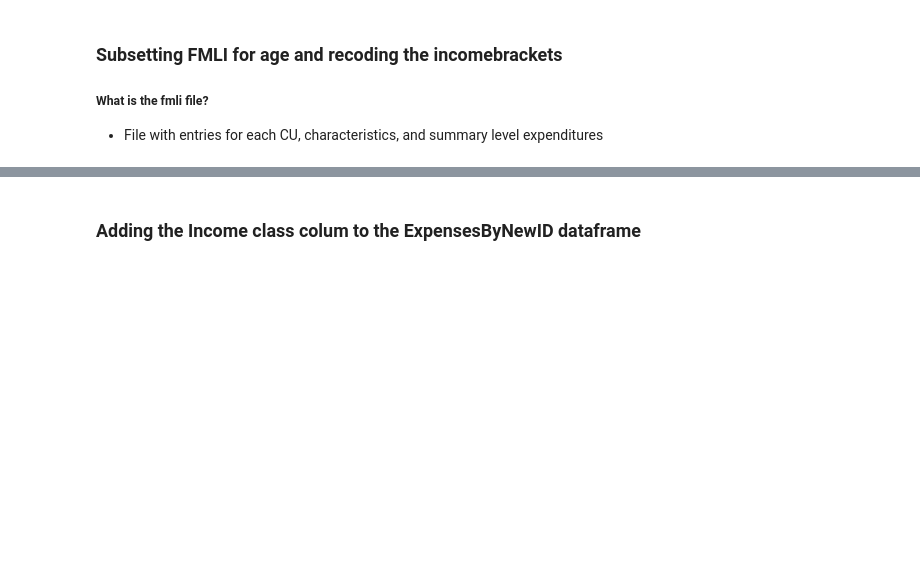
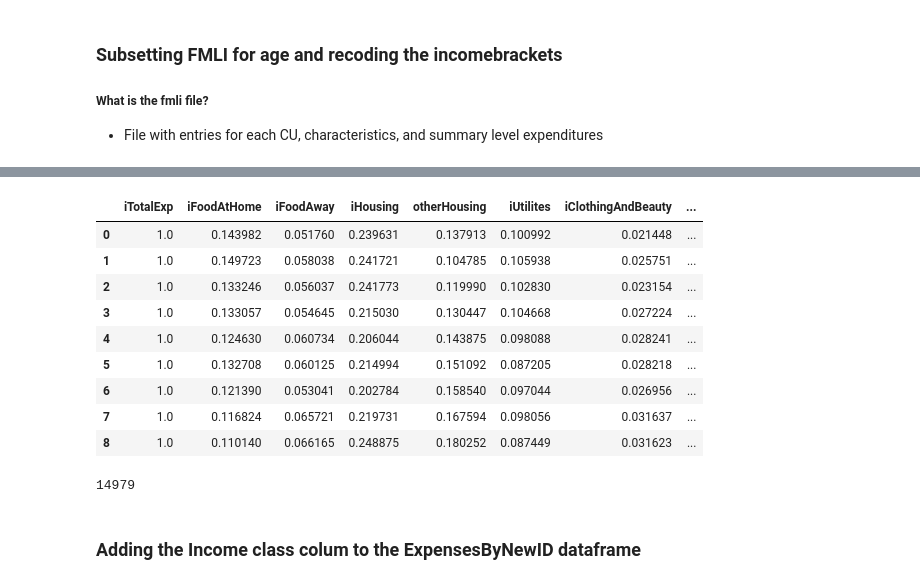
Before and after one commit to lunhuamao/BLS_Python_Analysis, a Jupyter notebook: plyntyPython.ipynb, the cells around one changed output, grey strips where cells are left out. Cells and saved outputs as stored; diff of their text form; code cells hidden in the pictures; blank space fills up the shorter version.

```diff
--- a/plyntyPython.ipynb
+++ b/plyntyPython.ipynb
@@ -221,0 +211,28 @@ The percent of retired CUs is: 0.478
+# %%
+fmliFamilyRecoded = binColumn(dataframe=fmliFamilyAge, toBinColumnName="FINCBTXM", binValues=familyIncomeBrackets, binnedColumnName="INCLASS", labels=range(1,len(familyIncomeBrackets)))
+inclassExpensesFamily = pd.merge(left=fmliFamilyRecoded[['NEWID','INCLASS','FINCBTXM']],right=iExpensesByNewID, on=['NEWID'])
+print(inclassExpensesFamily)
+inclassAveragesFamily = round(inclassExpensesFamily.ix[: ,inclassExpensesFamily.columns != 'NEWID'].groupby(['INCLASS'],as_index=False).mean(),2)
+percentagesFamily = inclassAveragesFamily.loc[:,rollupDict.keys()]
+for column in rollupDict.keys():
+    percentagesFamily[column] = inclassAveragesFamily[column]/inclassAveragesFamily.iTotalExp
+percentagesFamily['ExpInc'] = inclassAveragesFamily['iTotalExp']/inclassAveragesFamily['FINCBTXM']
+percentagesFamily.ExpInc.ix[percentagesFamily['ExpInc']>1] = 1
+outliersFamily = inclassExpensesFamily.copy()
+outerFenceFamily = []
+for column in outliersFamily.columns[4:len(outliersFamily.columns)-1]:
+    Q1 = outliersFamily[column].quantile(0.25)
+    Q3 = outliersFamily[column].quantile(0.75)
+    IQR = Q3 - Q1
+    outerFenceFamily.extend(outliersFamily[outliersFamily[column] < (Q1 - (3 * IQR))].index.tolist())
+    outerFenceFamily.extend(outliersFamily[outliersFamily[column] > (Q3 + (3 * IQR))].index.tolist())
+cleanFamily = outliersFamily.drop(outliersFamily.index[outerFenceFamily])
+inclassCleanAveragesFamily = round(cleanFamily.ix[: ,cleanFamily.columns != 'NEWID'].groupby(['INCLASS'],as_index=False).mean(),2)
+# creating new dataframe for the percentages that only includes the plynty categories
+cleanPercentagesFamily = inclassCleanAveragesFamily.loc[:,rollupDict.keys()]
+for column in rollupDict.keys():
+    cleanPercentagesFamily[column] = inclassCleanAveragesFamily[column]/inclassCleanAveragesFamily.iTotalExp
+cleanPercentagesFamily['ExpInc'] = inclassCleanAveragesFamily['iTotalExp']/inclassCleanAveragesFamily['FINCBTXM']
+# truncate the max ExpInc
+cleanPercentagesNonTruncatedFamily = cleanPercentagesFamily.copy()
+cleanPercentagesFamily.ExpInc.ix[cleanPercentagesFamily['ExpInc']>1] = 1
@@ -221,0 +308,13 @@ The percent of retired CUs is: 0.478
+# %%
+cleanPercentagesFamily
+# %% [output]
+|  | iTotalExp | iFoodAtHome | iFoodAway | iHousing | otherHousing | iUtilites | iClothingAndBeauty | ... |
+| 0 | 1.0 | 0.143982 | 0.051760 | 0.239631 | 0.137913 | 0.100992 | 0.021448 | ... |
+| 1 | 1.0 | 0.149723 | 0.058038 | 0.241721 | 0.104785 | 0.105938 | 0.025751 | ... |
+| 2 | 1.0 | 0.133246 | 0.056037 | 0.241773 | 0.119990 | 0.102830 | 0.023154 | ... |
+| 3 | 1.0 | 0.133057 | 0.054645 | 0.215030 | 0.130447 | 0.104668 | 0.027224 | ... |
+| 4 | 1.0 | 0.124630 | 0.060734 | 0.206044 | 0.143875 | 0.098088 | 0.028241 | ... |
+| 5 | 1.0 | 0.132708 | 0.060125 | 0.214994 | 0.151092 | 0.087205 | 0.028218 | ... |
+| 6 | 1.0 | 0.121390 | 0.053041 | 0.202784 | 0.158540 | 0.097044 | 0.026956 | ... |
+| 7 | 1.0 | 0.116824 | 0.065721 | 0.219731 | 0.167594 | 0.098056 | 0.031637 | ... |
+| 8 | 1.0 | 0.110140 | 0.066165 | 0.248875 | 0.180252 | 0.087449 | 0.031623 | ... |
@@ -222,3 +324,7 @@ The percent of retired CUs is: 0.478
+# %%
+len(fmli.CUID.unique())
+# %% [output]
+14979
 # %% [markdown]
 ### Adding the Income class colum to the ExpensesByNewID dataframe
 # %%
```
Also changed, not shown: parts of 42 cells of this notebook, 13 other files.
